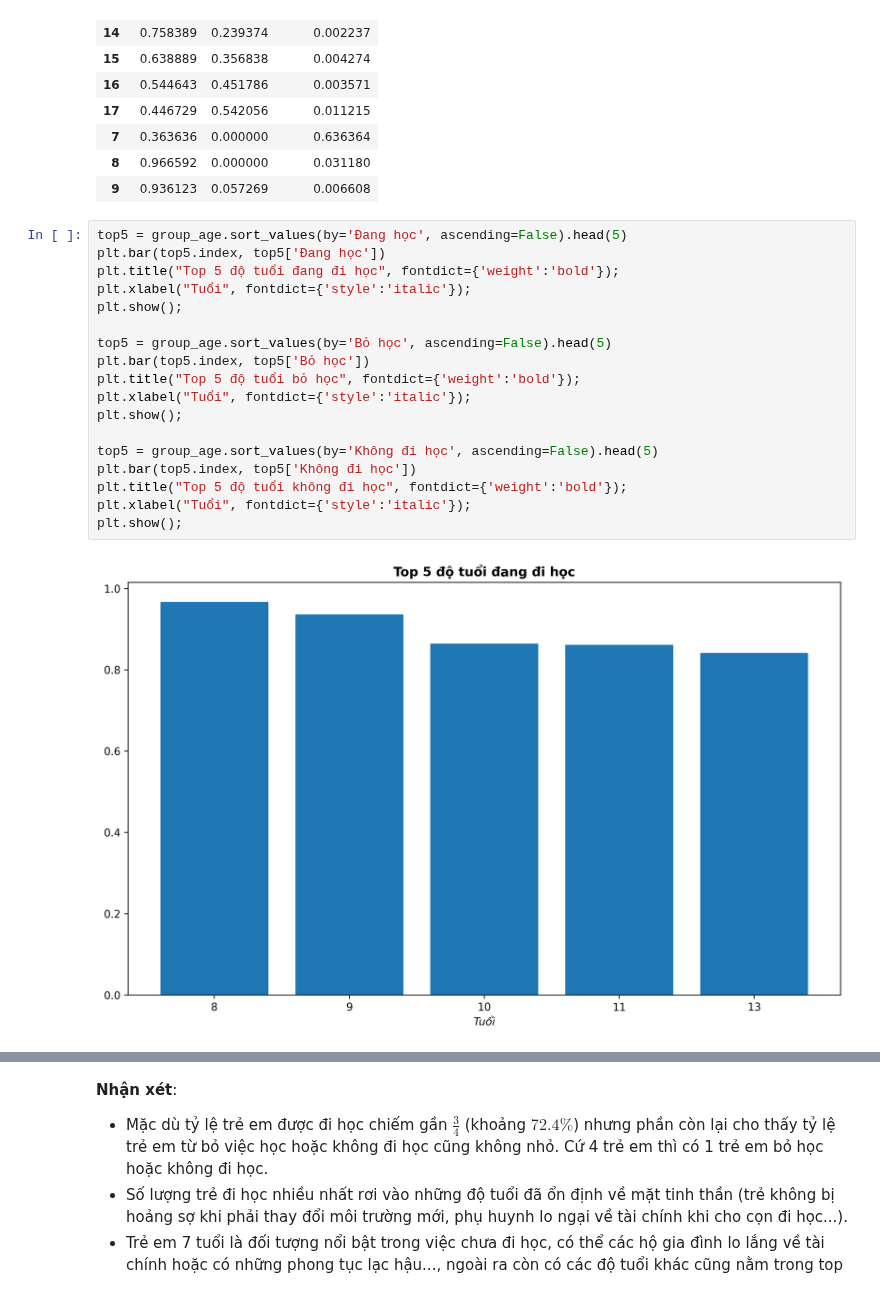
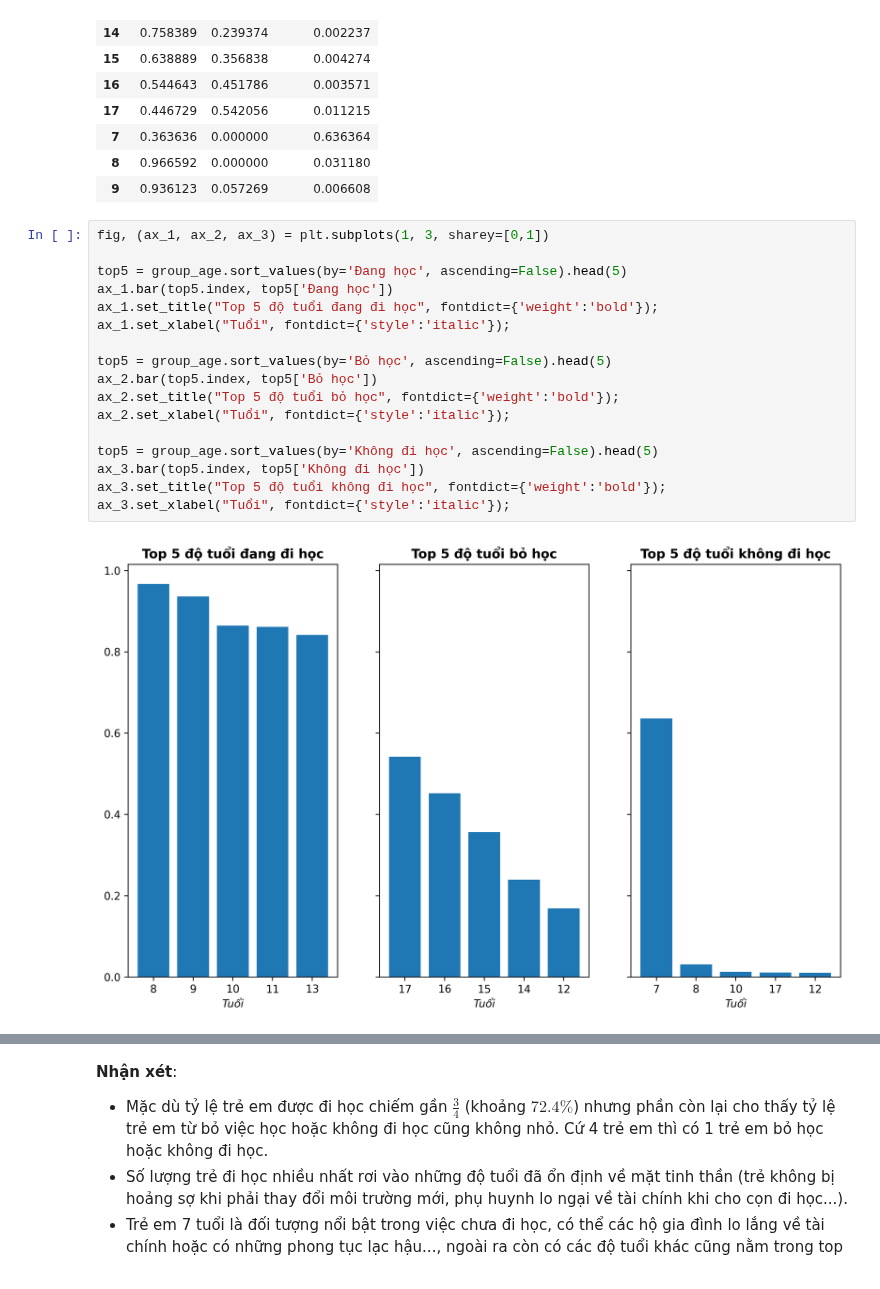
Before and after one commit to iam-Dylan/costa-rican-household, a Jupyter notebook: source/eda_DK.ipynb, the cells around one changed output, grey strips where cells are left out. Drawn from its saved outputs; the diff is of its cells as text.

```diff
--- a/source/eda_DK.ipynb
+++ b/source/eda_DK.ipynb
@@ -221,22 +221,21 @@ group_age
 | 8 | 0.966592 | 0.000000 | 0.031180 |
 | 9 | 0.936123 | 0.057269 | 0.006608 |
 # %%
+fig, (ax_1, ax_2, ax_3) = plt.subplots(1, 3, sharey=[0,1])
+
 top5 = group_age.sort_values(by='Đang học', ascending=False).head(5)
-plt.bar(top5.index, top5['Đang học'])
-plt.title("Top 5 độ tuổi đang đi học", fontdict={'weight':'bold'});
-plt.xlabel("Tuổi", fontdict={'style':'italic'});
-plt.show();
+ax_1.bar(top5.index, top5['Đang học'])
+ax_1.set_title("Top 5 độ tuổi đang đi học", fontdict={'weight':'bold'});
+ax_1.set_xlabel("Tuổi", fontdict={'style':'italic'});
 
 top5 = group_age.sort_values(by='Bỏ học', ascending=False).head(5)
-plt.bar(top5.index, top5['Bỏ học'])
-plt.title("Top 5 độ tuổi bỏ học", fontdict={'weight':'bold'});
-plt.xlabel("Tuổi", fontdict={'style':'italic'});
-plt.show();
+ax_2.bar(top5.index, top5['Bỏ học'])
+ax_2.set_title("Top 5 độ tuổi bỏ học", fontdict={'weight':'bold'});
+ax_2.set_xlabel("Tuổi", fontdict={'style':'italic'});
 
 top5 = group_age.sort_values(by='Không đi học', ascending=False).head(5)
-plt.bar(top5.index, top5['Không đi học'])
-plt.title("Top 5 độ tuổi không đi học", fontdict={'weight':'bold'});
-plt.xlabel("Tuổi", fontdict={'style':'italic'});
-plt.show();
+ax_3.bar(top5.index, top5['Không đi học'])
+ax_3.set_title("Top 5 độ tuổi không đi học", fontdict={'weight':'bold'});
+ax_3.set_xlabel("Tuổi", fontdict={'style':'italic'});
 # %% [output]
-[figure, old version]
+[figure, new version]
```
Also changed, not shown: parts of 4 cells of this notebook.
